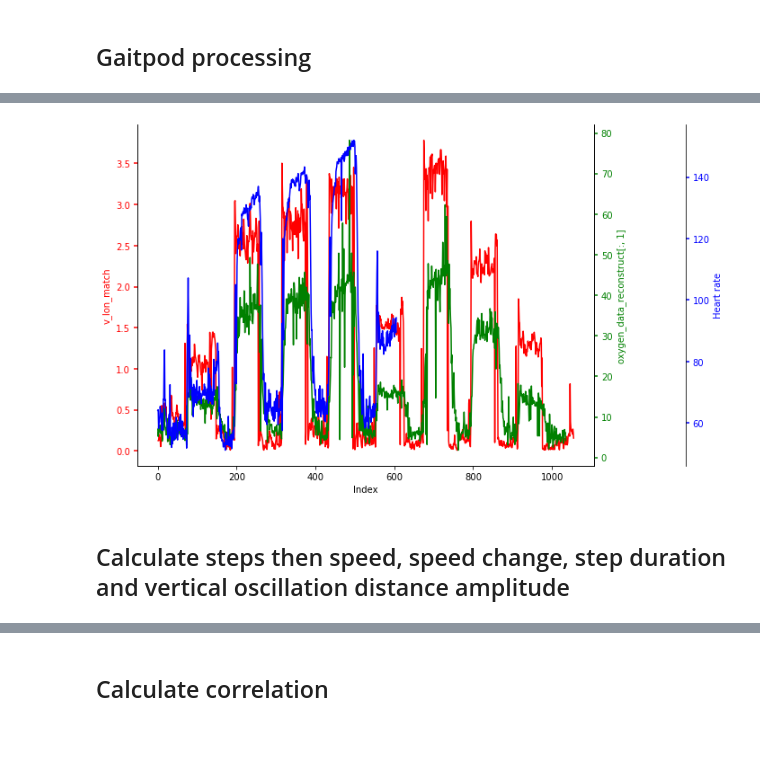
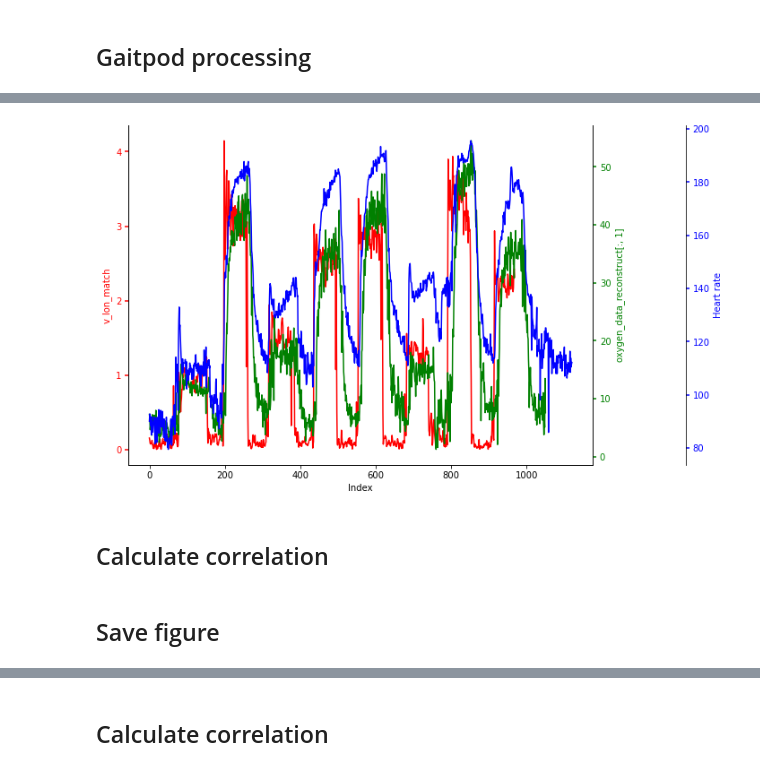
Before and after one commit to trinhgiahuy/OpenKinTest, a Jupyter notebook: 1_Neil_data_files/Neil_data_correlation_plot.ipynb, the cells around one changed output, grey strips where cells are left out. Drawn from its saved outputs; the diff is of its cells as text; code cells hidden in the pictures; blank space fills up the shorter version.

```diff
--- a/1_Neil_data_files/Neil_data_correlation_plot.ipynb
+++ b/1_Neil_data_files/Neil_data_correlation_plot.ipynb
@@ -3,7 +3,7 @@
 # %%
 # KHOA NOTE: Remove #4
 usedSubjects=[1,2,3,4,5,6,7,8,9,10,11,12,13,16,19,20]
-subjectID=8
+subjectID=2
 subjectID=subjectID-1
 # %%
 import matplotlib.pyplot as plt
@@ -52,7 +52,7 @@ OK008_vel_imu.mat
 # cut-off times based on measurement memos (in seconds)
 GaitPod_CutOff_Times = [565, 358, 318, 672, 700, 660, 594, 280, 533, 365, 474, 1549, 530, -1, -1, 387, -1, -1, 375, 350];
 # cut-off times based on cross-correlation of normalized VO2 and HR data (in seconds)
-HR_CutOff_Times = [519, 521, 409, 505, 450, 502, 490, 430, 528, 546, 365, 712, 401, -1, -1, 390, -1, -1, 387, 410];
+HR_CutOff_Times = [519, 530, 409, 505, 450, 502, 490, 430, 528, 546, 365, 712, 401, -1, -1, 390, -1, -1, 387, 410];
 # %% [markdown]
 ## Define resampling time
 # %%
@@ -192,28 +291,40 @@ gaitpod_data = scipy.io.loadmat(GaitPodFn)
 v_lon=gaitpod_data['V_lon']
 v_d=gaitpod_data['v_d']
 
-
 gaitpod_CutOff_Time=GaitPod_CutOff_Times[subjectID]
-print(np.shape(v_lon))
 gp_new_idx=gaitpod_CutOff_Time*400
 
-print(np.isnan(v_d).any())
-print(np.isnan(v_lon).any())
 
+## ===== Remove NaN data from v_lon and v_d
+if (np.isnan(v_d).any() or np.isnan(v_lon).any()):
+    v_lon=v_lon[~np.isnan(v_lon)]
+    v_d=v_d[~np.isnan(v_d)]
+
+## ===== CUT OF GAITPOD DATA
 v_lon=v_lon[gp_new_idx:,:]
-
-v_d=v_d[~np.isnan(v_d)]
+v_d=v_d[gp_new_idx:,:]
 
 N=len(v_lon)
 idx=np.arange(0,N,400*GaitPod_sampling_time)
-print(len(idx))
-v_lon_match=np.zeros_like(idx)
-v_d_match=np.zeros_like(idx)
 
-v_lon_match = pd.DataFrame(v_lon)
+v_lon_match = pd.DataFrame(v_lon, index = None)
+# print(len(v_lon_match))
+v_lon_match = v_lon_match.rolling(400).mean()
+# print(v_lon_match.loc[idx])
+v_lon_match=v_lon_match.iloc[idx].values
+# Remove first Nan
+v_lon_match=v_lon_match[1:]
 
-v_lon_match = v_lon_match.rolling(400).mean()
+v_d_match = pd.DataFrame(v_d)
+v_d_match = v_d_match.rolling(400).mean()
+v_d_match=v_d_match.iloc[idx].values
+v_d_match=v_d_match[1:]
 
-for i in range(len(idx)-1):
-    v_d_match[i]=np.mean(v_d[idx[i]:idx[i+1]-1])
+print(np.isnan(v_lon_match).any())
+print(np.isnan(v_d_match).any())
+# print(v_lon_match[0:400])
+
+plt.plot(v_lon_match)
+if subjectID==1:
+    v_lon_match=np.array([value for index,value in enumerate(v_lon_match) if index not in reconstruct_index])
 # %% [output]
@@ -249,9 +354,8 @@ ax3 = ax1.twinx()
 
 ##============ PLOT 3 DATAS
 p1, = ax1.plot(v_lon_match, 'r', label='v_lon_match')
-# p2, =ax2.plot(oxygen_data_reconstruct[:, 1], 'g', label='oxygen_data')
 p2, =ax2.plot(oxygen_sampling,'g',label='oxygen_sampling_5s')
-p3,=ax3.plot(HR_sampling_cut, 'b', label='HR_sampling')
+p3,=ax3.plot(HR_final, 'b', label='HR_sampling')
 
 
 ax1.set_xlabel('Index')
@@ -270,33 +374,33 @@ ax3.spines["right"].set_visible(True)
 ax3.set_ylabel('Heart rate')
 ax3.yaxis.label.set_color(p3.get_color())
 ax3.yaxis.tick_right()
 ax3.yaxis.set_label_position('right')
 
 
 # Adjust spacing between subplots
 fig.tight_layout()
 
 # Display the legend
 # handles1, labels1 = ax1.get_legend_handles_labels()
 # handles2, labels2 = ax2.get_legend_handles_labels()
 # handles3, labels3 = ax3.get_legend_handles_labels()
 # plt.legend(handles1 + handles2 + handles3, labels1 + labels2 + labels3)
 
 # Remove the top index axis
 # ax1.tick_params(axis='x', top=False)
 
 tkw = dict(size=4, width=1.5)
 ax1.tick_params(axis='y',colors=p1.get_color(),**tkw)
 ax2.tick_params(axis='y',colors=p2.get_color(),**tkw)
 ax3.tick_params(axis='y',colors=p3.get_color(),**tkw)
 
 ax1.spines[['top']].set_visible(False)
 ax2.spines[['top']].set_visible(False)
 ax3.spines[['top']].set_visible(False)
 
 # Show the plot
 plt.show()
 # %% [output]
-[figure, old version]
+[figure, new version]
-# %% [markdown]
-## Calculate steps then speed, speed change, step duration and vertical oscillation distance amplitude
+# %% [markdown]
+## Calculate correlation
@@ -302,0 +440,2 @@ plt.show()
+# %% [markdown]
+## Save figure
```
Also changed, not shown: parts of 17 cells of this notebook.
